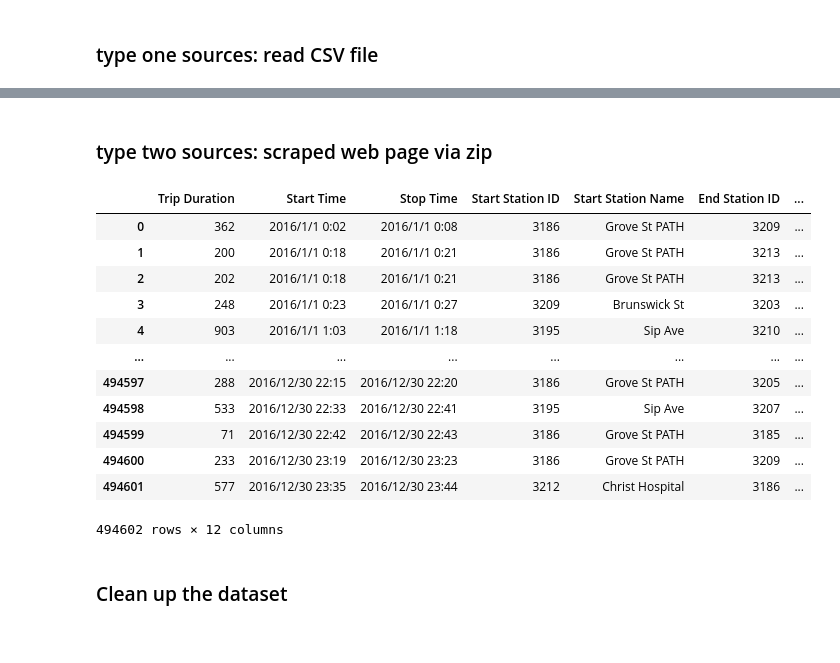
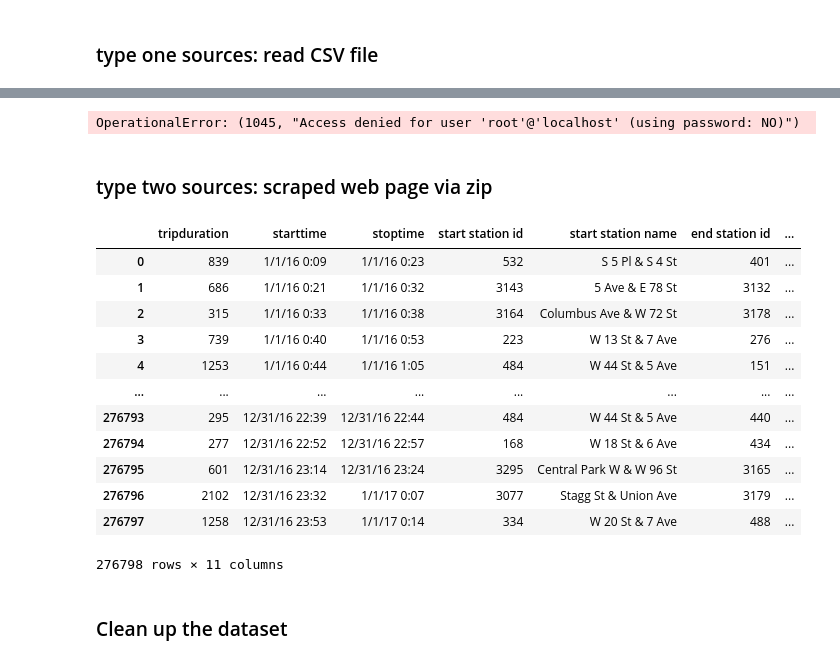
Before and after one commit to mandy941/final, a Jupyter notebook: final.ipynb, the cells around one changed output, grey strips where cells are left out. Saved outputs shown, nothing was run; the diff lists cells and outputs as text; code cells hidden in the pictures.

```diff
--- a/final.ipynb
+++ b/final.ipynb
@@ -29,3 +40,8 @@ In addition, we are also going to compare popularity in using this service in tw
+# %%
+db = pymysql.connect(host='localhost', port=3306, user='root', db='ChiBike', charset='utf8')
+db
+# %% [output]
+OperationalError: (1045, "Access denied for user 'root'@'localhost' (using password: NO)")
 # %% [markdown]
 ### type two sources: scraped web page via zip
 # %%
@@ -38,23 +54,23 @@ import re
 import seaborn as sns
 import matplotlib.pyplot as plt
 from matplotlib.ticker import StrMethodFormatter
-# %%
-df = pd.read_csv(r'C:\Users\13750\Desktop\yu\NYC2016.csv')
-df
-# %% [output]
-|  | Trip Duration | Start Time | Stop Time | Start Station ID | Start Station Name | End Station ID | ... |
-| 0 | 362 | 2016/1/1 0:02 | 2016/1/1 0:08 | 3186 | Grove St PATH | 3209 | ... |
-| 1 | 200 | 2016/1/1 0:18 | 2016/1/1 0:21 | 3186 | Grove St PATH | 3213 | ... |
-| 2 | 202 | 2016/1/1 0:18 | 2016/1/1 0:21 | 3186 | Grove St PATH | 3213 | ... |
-| 3 | 248 | 2016/1/1 0:23 | 2016/1/1 0:27 | 3209 | Brunswick St | 3203 | ... |
-| 4 | 903 | 2016/1/1 1:03 | 2016/1/1 1:18 | 3195 | Sip Ave | 3210 | ... |
-| ... | ... | ... | ... | ... | ... | ... | ... |
-| 494597 | 288 | 2016/12/30 22:15 | 2016/12/30 22:20 | 3186 | Grove St PATH | 3205 | ... |
-| 494598 | 533 | 2016/12/30 22:33 | 2016/12/30 22:41 | 3195 | Sip Ave | 3207 | ... |
-| 494599 | 71 | 2016/12/30 22:42 | 2016/12/30 22:43 | 3186 | Grove St PATH | 3185 | ... |
-| 494600 | 233 | 2016/12/30 23:19 | 2016/12/30 23:23 | 3186 | Grove St PATH | 3209 | ... |
-| 494601 | 577 | 2016/12/30 23:35 | 2016/12/30 23:44 | 3212 | Christ Hospital | 3186 | ... |
-494602 rows × 12 columns
+# %%
+df = pd.read_csv('https://raw.githubusercontent.com/sunpark92/DAV-5400/master/NYC-CitiBike%202016.csv')
+df
+# %% [output]
+|  | tripduration | starttime | stoptime | start station id | start station name | end station id | ... |
+| 0 | 839 | 1/1/16 0:09 | 1/1/16 0:23 | 532 | S 5 Pl & S 4 St | 401 | ... |
+| 1 | 686 | 1/1/16 0:21 | 1/1/16 0:32 | 3143 | 5 Ave & E 78 St | 3132 | ... |
+| 2 | 315 | 1/1/16 0:33 | 1/1/16 0:38 | 3164 | Columbus Ave & W 72 St | 3178 | ... |
+| 3 | 739 | 1/1/16 0:40 | 1/1/16 0:53 | 223 | W 13 St & 7 Ave | 276 | ... |
+| 4 | 1253 | 1/1/16 0:44 | 1/1/16 1:05 | 484 | W 44 St & 5 Ave | 151 | ... |
+| ... | ... | ... | ... | ... | ... | ... | ... |
+| 276793 | 295 | 12/31/16 22:39 | 12/31/16 22:44 | 484 | W 44 St & 5 Ave | 440 | ... |
+| 276794 | 277 | 12/31/16 22:52 | 12/31/16 22:57 | 168 | W 18 St & 6 Ave | 434 | ... |
+| 276795 | 601 | 12/31/16 23:14 | 12/31/16 23:24 | 3295 | Central Park W & W 96 St | 3165 | ... |
+| 276796 | 2102 | 12/31/16 23:32 | 1/1/17 0:07 | 3077 | Stagg St & Union Ave | 3179 | ... |
+| 276797 | 1258 | 12/31/16 23:53 | 1/1/17 0:14 | 334 | W 20 St & 7 Ave | 488 | ... |
+276798 rows × 11 columns
 # %% [markdown]
 ### Clean up the dataset
 # %%
```
Also changed, not shown: parts of 4 cells of this notebook.
